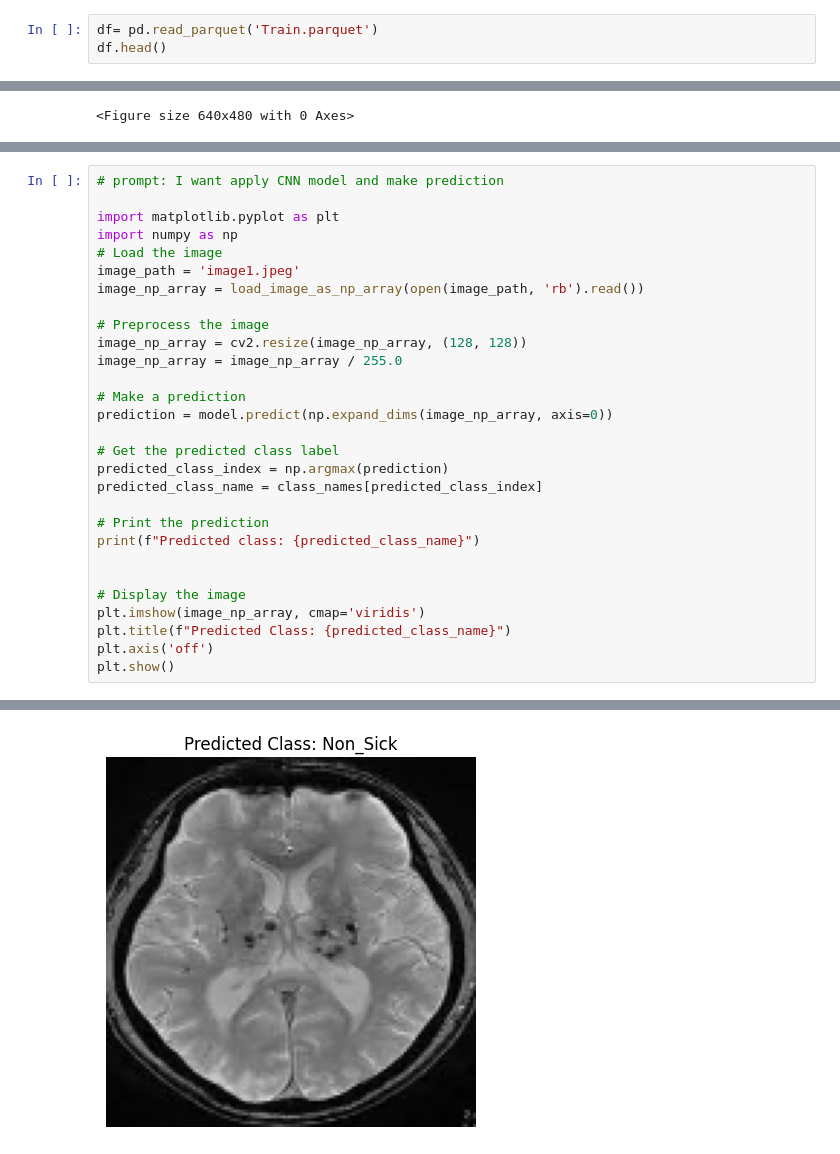
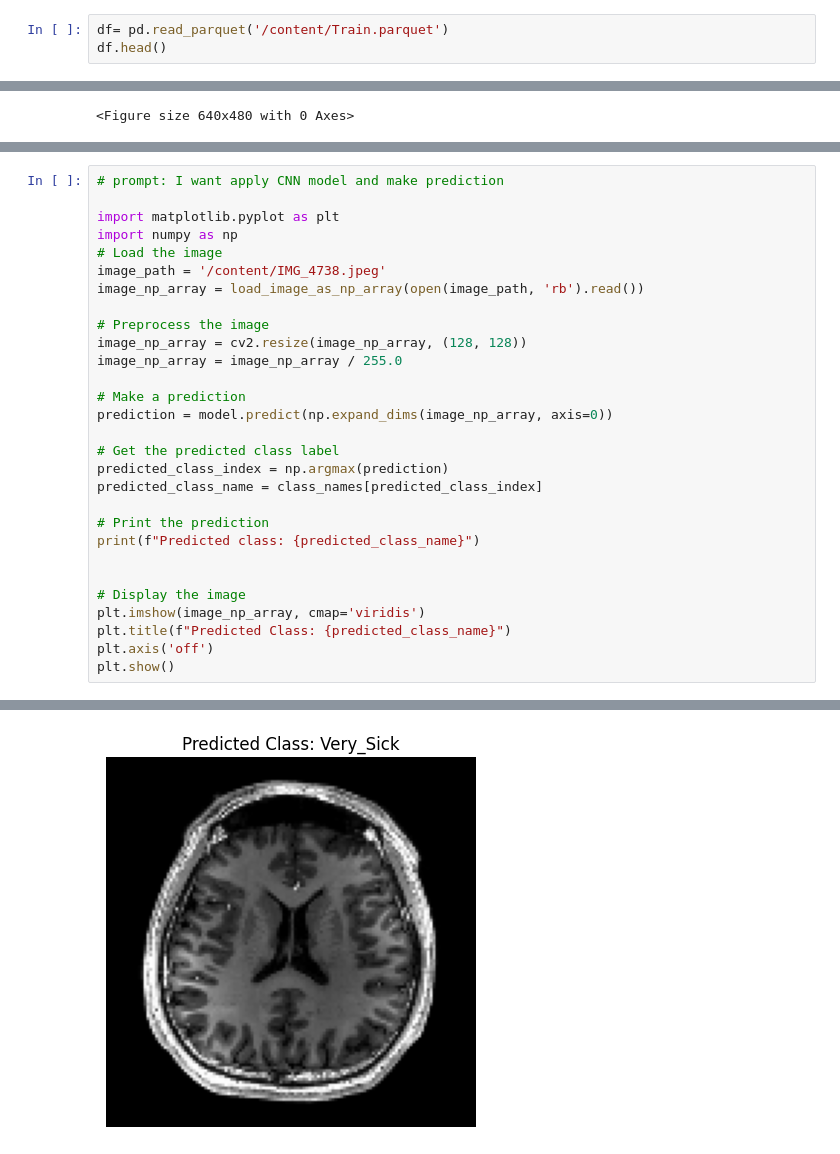
Before and after one commit to MorojMunshi/Lab, a Jupyter notebook: MRI_.ipynb, the cells around one changed output, grey strips where cells are left out. Saved outputs shown, nothing was run; the diff lists cells and outputs as text.

```diff
--- a/MRI_.ipynb
+++ b/MRI_.ipynb
@@ -21,7 +21,7 @@ warnings.filterwarnings('ignore')
 import pandas as pd
 import numpy as np
 # %%
-df= pd.read_parquet('Train.parquet')
+df= pd.read_parquet('/content/Train.parquet')
 df.head()
 # %% [output]
 |  | image | label |
@@ -396,7 +388,7 @@ Moderate_Sick       1.00      0.87      0.93        15
 import matplotlib.pyplot as plt
 import numpy as np
 # Load the image
-image_path = 'image1.jpeg'
+image_path = '/content/IMG_4738.jpeg'
 image_np_array = load_image_as_np_array(open(image_path, 'rb').read())
 
 # Preprocess the image
@@ -425,4 +417,4 @@ Predicted class: Non_Sick
-[figure, old version]
+[figure, new version]
 # %%
 # prompt: I want apply CNN model on this dataset
 
```
Also changed, not shown: parts of 30 cells of this notebook.
